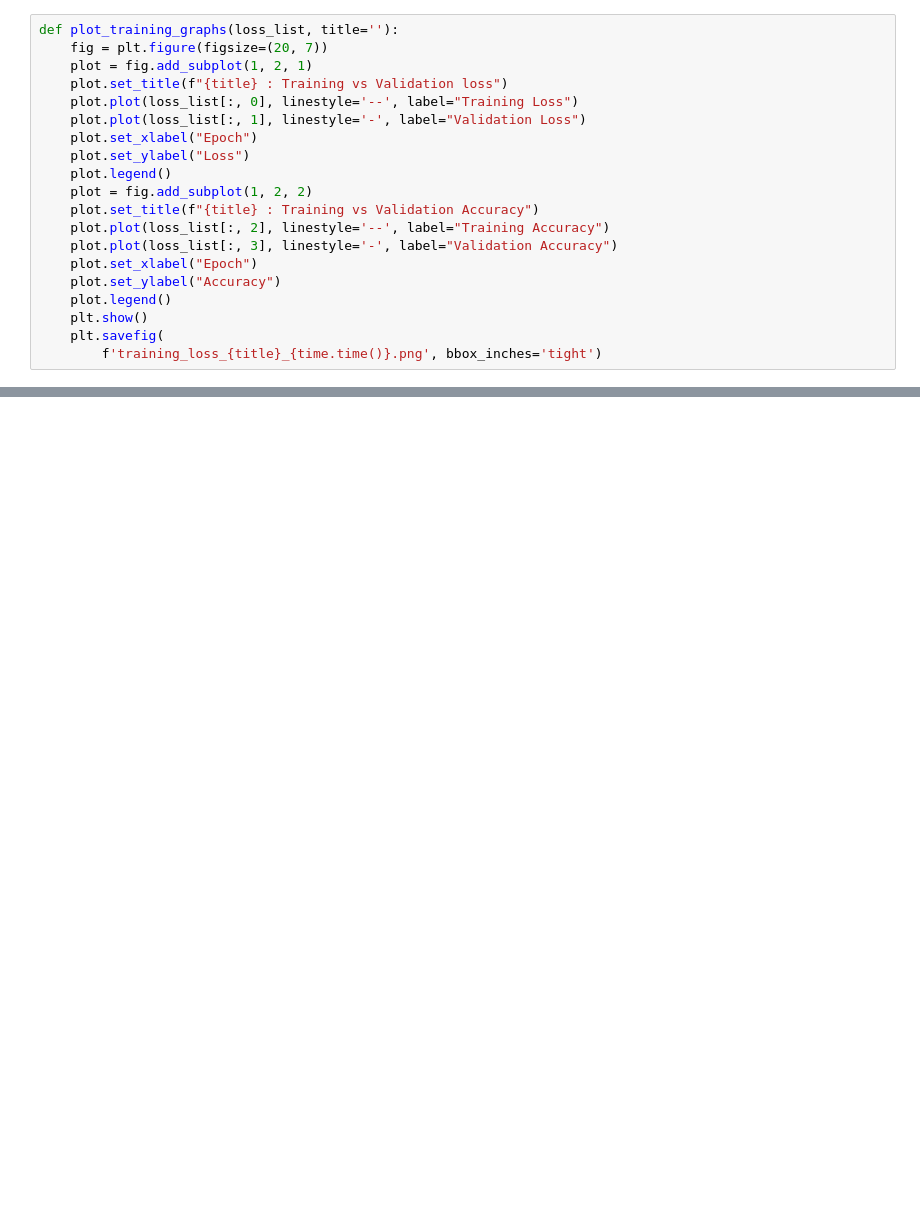
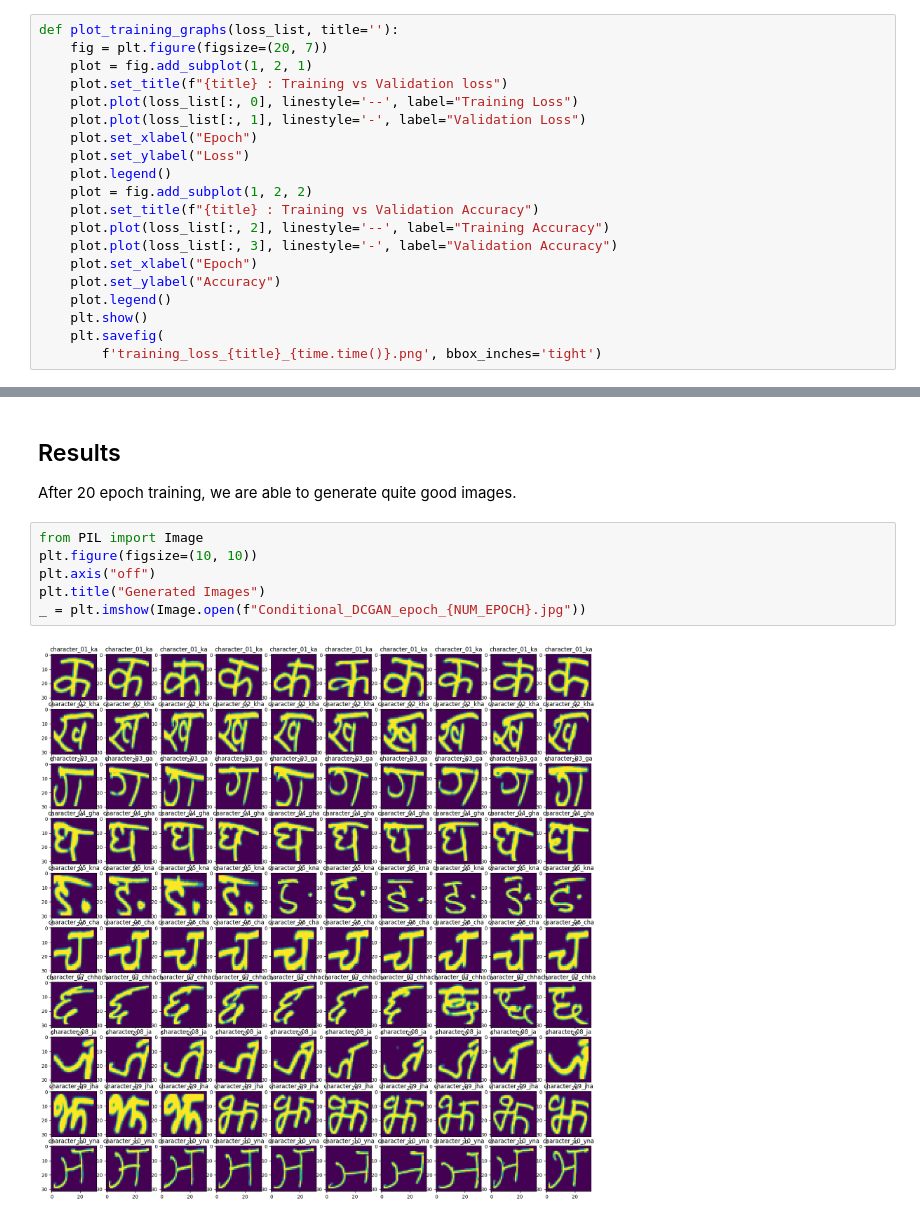
Before and after one commit to debonil/dlops-23, a Jupyter notebook: M21AIE225_DLOps_Assignment_4/M21AIE225_DLOps_Assignment_4_Q_1.ipynb, the cells around one changed output, grey strips where cells are left out. Cells and saved outputs as stored; diff of their text form; blank space fills up the shorter version.

```diff
--- a/M21AIE225_DLOps_Assignment_4/M21AIE225_DLOps_Assignment_4_Q_1.ipynb
+++ b/M21AIE225_DLOps_Assignment_4/M21AIE225_DLOps_Assignment_4_Q_1.ipynb
@@ -588,0 +516,12 @@ imageio.mimsave('MNIST_cDCGAN_epochs_{:d}'.format(num_epochs) + '.gif', gen_imag
+# %% [markdown]
+## Results
+
+After 20 epoch training, we are able to generate quite good images.
+# %%
+from PIL import Image
+plt.figure(figsize=(10, 10))
+plt.axis("off")
+plt.title("Generated Images")
+_ = plt.imshow(Image.open(f"Conditional_DCGAN_epoch_{NUM_EPOCH}.jpg"))
+# %% [output]
+[figure, added]
```
Also changed, not shown: parts of 39 cells of this notebook, 2 other files.
